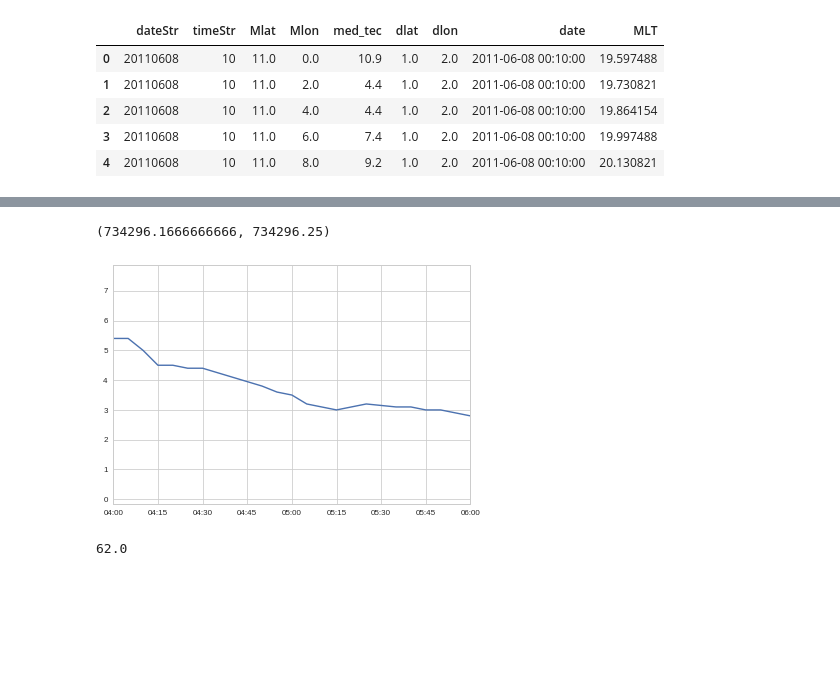
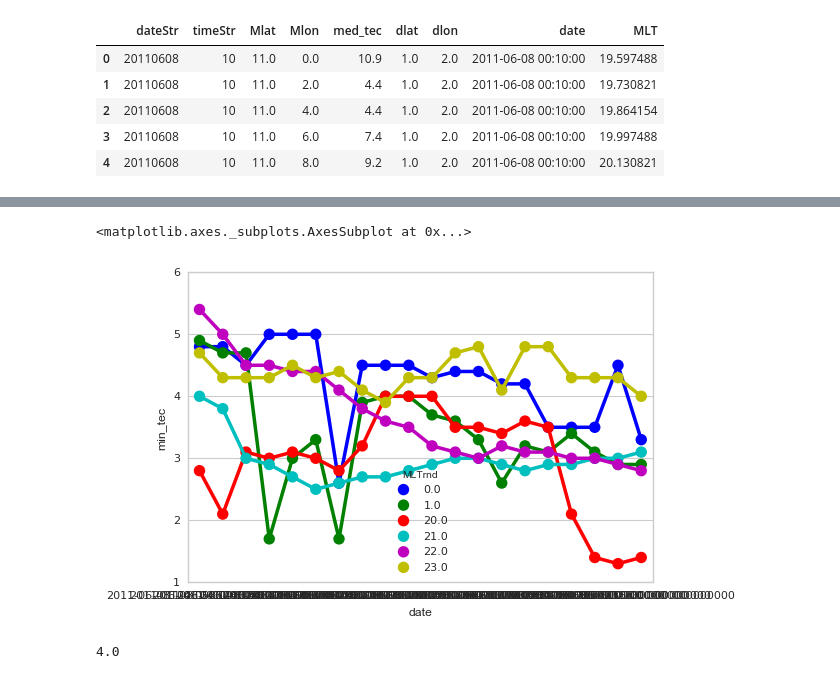
Before and after one commit to bharatreddy/scwsaps, a Jupyter notebook: ipy/tec_scw_20110608.ipynb, the cells around one changed output, grey strips where cells are left out. Saved outputs shown, nothing was run; the diff lists cells and outputs as text; code cells hidden in the pictures; blank space fills up the shorter version.

```diff
--- a/ipy/tec_scw_20110608.ipynb
+++ b/ipy/tec_scw_20110608.ipynb
@@ -96,7 +94,7 @@ trghMinDF = pandas.merge( trghMinDF, trghMinTECDF,\
 trghMinDF = trghMinDF[ [ "date", "Mlat",\
                         "med_tec", "min_tec", "MLTrnd" ] ]
 trghMinDF = trghMinDF.groupby( [ "date", "med_tec", \
-                        "min_tec", "MLTrnd" ] ).median().reset_index()
+                        "min_tec", "MLTrnd" ] ).min().reset_index()
 trghMinDF.head()
 # %% [output]
 A value is trying to be set on a copy of a slice from a DataFrame.
@@ -186,22 +184,28 @@ See the caveats in the documentation: http://pandas.pydata.org/pandas-docs/stabl
 # %%
 sns.set_style("whitegrid")
 sns.set_context("paper")
 
 
-selMinDF = trghMinDF[trghMinDF["MLTrnd"] == 22]
-
+selMinDF = trghMinDF[trghMinDF["MLTrnd"].isin([20, 21, 22, 23, 0, 1])]
+selMinDF = selMinDF[ (selMinDF["date"] >= timeStart) & (selMinDF["date"] <= timeEnd) ]
 fig = plt.figure()
 ax = fig.add_subplot(111)
 
-ax.plot( selMinDF["date"].values, selMinDF["min_tec"].values )
+sns.pointplot( x="date", y="min_tec", hue="MLTrnd", data=selMinDF, ax=ax )
+# ax.plot( selMinDF["date"].values, selMinDF["min_tec"].values )
 
-ax.get_xaxis().set_major_formatter(DateFormatter('%H:%M'))
+# ax.get_xaxis().set_major_formatter(DateFormatter('%H:%M'))
 
-ax.set_xlim( [timeStart, timeEnd] )
+# ax.set_xlim( [timeStart, timeEnd] )
 # %% [output]
-(734296.1666666666, 734296.25)
+<matplotlib.axes._subplots.AxesSubplot at 0x...>
-[figure, old version]
+[figure, new version]
-# %%
-numpy.median([61,62,67])
-# %% [output]
-62.0
+# %%
+medFiltTECDF["MLTRnd"] = medFiltTECDF["MLT"].round()
+xx = medFiltTECDF[ (medFiltTECDF["date"] == timeStart + datetime.timedelta(minutes=5)) &\
+                  (medFiltTECDF["MLTRnd"] == 21) &\
+                  (medFiltTECDF["Mlat"] <= 65) &\
+                       (medFiltTECDF["Mlat"] >= 55)]
+xx["med_tec"].min()
+# %% [output]
+4.0
```
Also changed, not shown: parts of 4 cells of this notebook, 1 other file.
